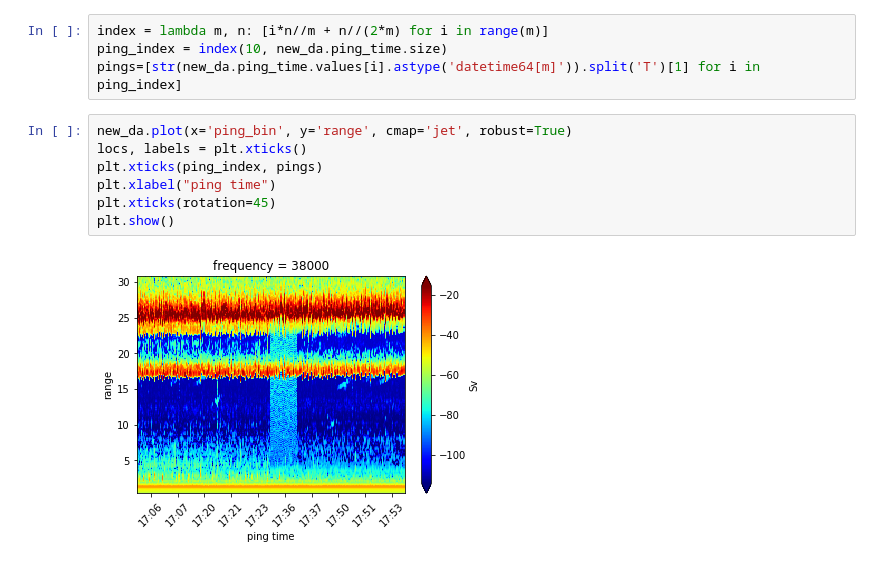
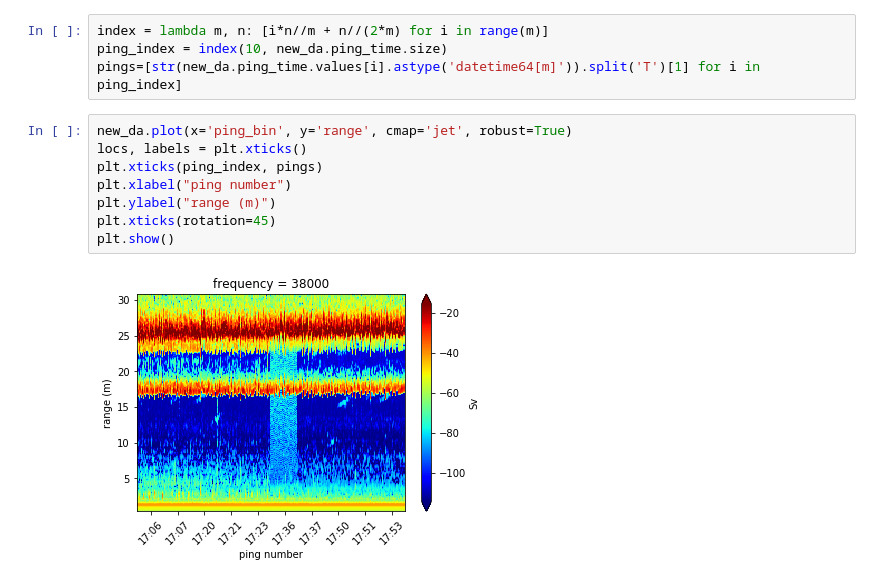
Before and after one commit to OSOceanAcoustics/echopype, a Jupyter notebook: notebooks/new plot test.ipynb, the cells around one changed output. Drawn from its saved outputs; the diff is of its cells as text.

Commit message:
change ping time to ping number

```diff
--- a/notebooks/new plot test.ipynb
+++ b/notebooks/new plot test.ipynb
@@ -62,9 +63,10 @@ pings=[str(new_da.ping_time.values[i].astype('datetime64[m]')).split('T')[1] for
 # %%
 new_da.plot(x='ping_bin', y='range', cmap='jet', robust=True)
 locs, labels = plt.xticks()
 plt.xticks(ping_index, pings)
-plt.xlabel("ping time")
+plt.xlabel("ping number")
+plt.ylabel("range (m)")
 plt.xticks(rotation=45)
 plt.show()
 # %% [output]
-[figure, old version]
+[figure, new version]
```
Also changed, not shown: parts of 3 cells of this notebook.
